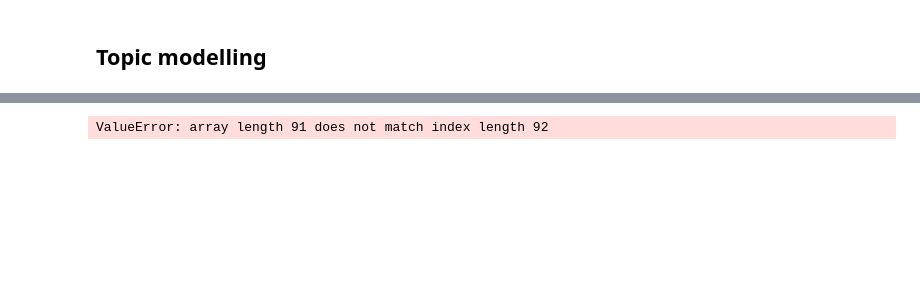
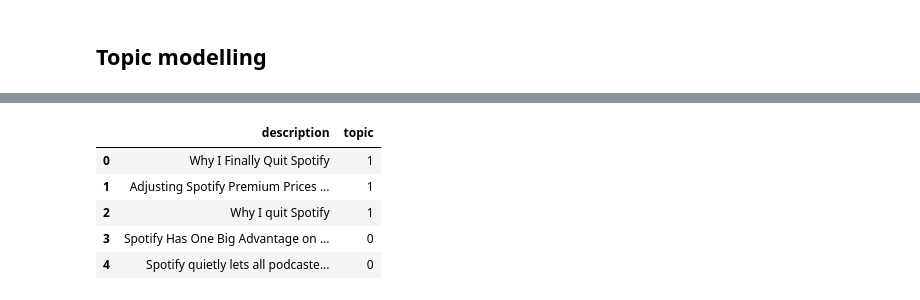
Before and after one commit to alfonrodrisimon/Topic-Modeling-with-Google-News, a Jupyter notebook: notebooks/topic-modelling-with-google-news.ipynb, the cells around one changed output, grey strips where cells are left out. Saved outputs shown, nothing was run; the diff lists cells and outputs as text; code cells hidden in the pictures; blank space fills up the shorter version.

```diff
--- a/notebooks/topic-modelling-with-google-news.ipynb
+++ b/notebooks/topic-modelling-with-google-news.ipynb
@@ -210,10 +208,15 @@ topic_model.visualize_topics()
 topic_model.visualize_hierarchy(top_n_topics=9)
 # %%
 # Create a new DataFrame with a topic column
-df_BERTopics = pd.DataFrame({"description": df['description'], "topic": new_topics})
+df_BERTopics = pd.DataFrame({"description": df['description'], "topic": topics})
 df_BERTopics.head(5)
 # %% [output]
-ValueError: array length 91 does not match index length 92
+|  | description | topic |
+| 0 | Why I Finally Quit Spotify | 1 |
+| 1 | Adjusting Spotify Premium Prices ... | 1 |
+| 2 | Why I quit Spotify | 1 |
+| 3 | Spotify Has One Big Advantage on ... | 0 |
+| 4 | Spotify quietly lets all podcaste... | 0 |
 # %%
 # Merge the two DataFrames on the description column
 df_BERTopics = pd.merge(df, df_BERTopics, on='description', how='inner')
```
Also changed, not shown: parts of 14 cells of this notebook.
